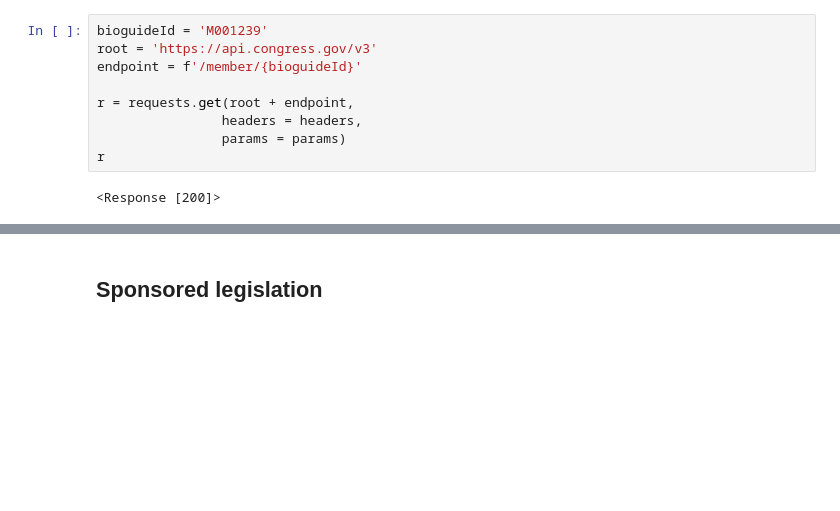
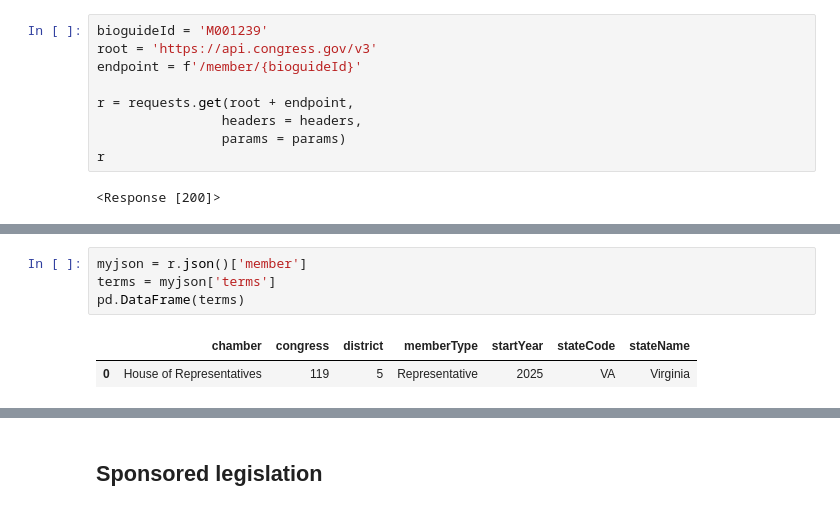
Before and after one commit to jkropko/contrans2025, a Jupyter notebook: notebooks/congressapi.ipynb, the cells around one changed output, grey strips where cells are left out. Cells and saved outputs as stored; diff of their text form; blank space fills up the shorter version.

```diff
--- a/notebooks/congressapi.ipynb
+++ b/notebooks/congressapi.ipynb
@@ -88,3 +88,10 @@ r.json()
  'request': {'bioguideId': 'm001239',
   'contentType': 'application/json',
   'format': 'json'}}
+# %%
+myjson = r.json()['member']
+terms = myjson['terms']
+pd.DataFrame(terms)
+# %% [output]
+|  | chamber | congress | district | memberType | startYear | stateCode | stateName |
+| 0 | House of Representatives | 119 | 5 | Representative | 2025 | VA | Virginia |
```
Also changed, not shown: parts of 11 cells of this notebook, 2 other files.
